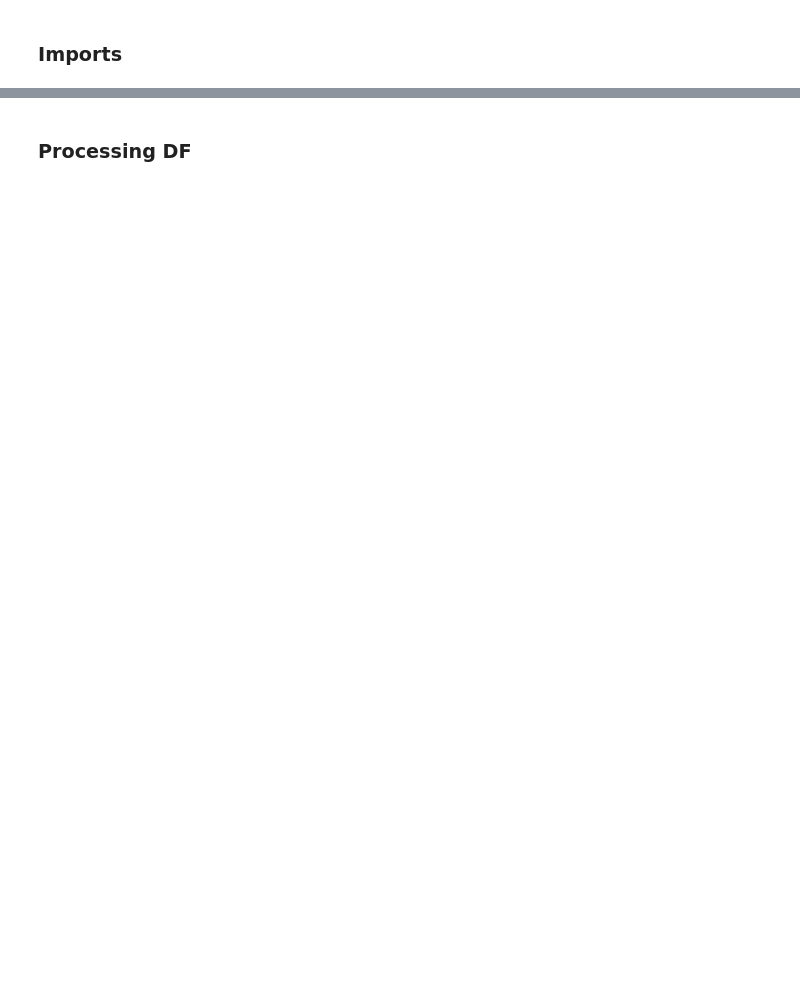
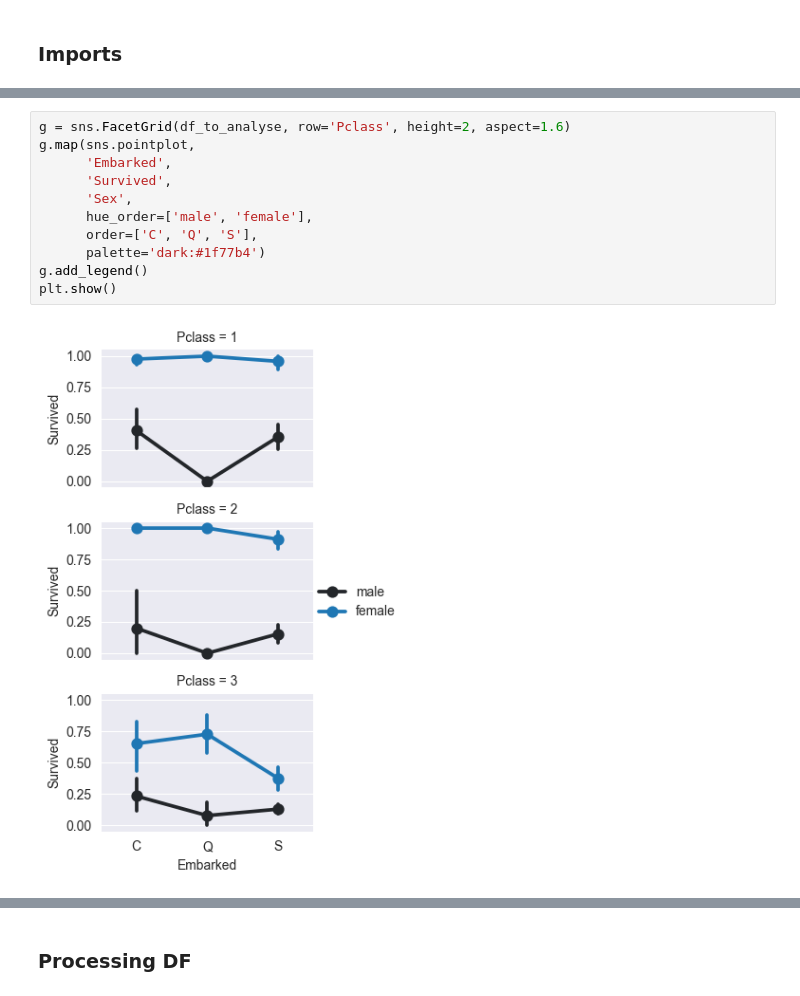
Before and after one commit to ZuoLoL21/KaggleSubmissions, a Jupyter notebook: projects/titanic_survivors/titanic_survivors.ipynb, the cells around one changed output, grey strips where cells are left out. Drawn from its saved outputs; the diff is of its cells as text; blank space fills up the shorter version.

```diff
--- a/projects/titanic_survivors/titanic_survivors.ipynb
+++ b/projects/titanic_survivors/titanic_survivors.ipynb
@@ -15,0 +131,13 @@ import pickle
+# %%
+g = sns.FacetGrid(df_to_analyse, row='Pclass', height=2, aspect=1.6)
+g.map(sns.pointplot,
+	  'Embarked',
+	  'Survived',
+	  'Sex',
+	  hue_order=['male', 'female'],
+	  order=['C', 'Q', 'S'],
+	  palette='dark:#1f77b4')
+g.add_legend()
+plt.show()
+# %% [output]
+[figure, added]
```
Also changed, not shown: parts of 29 cells of this notebook, 4 other files.
